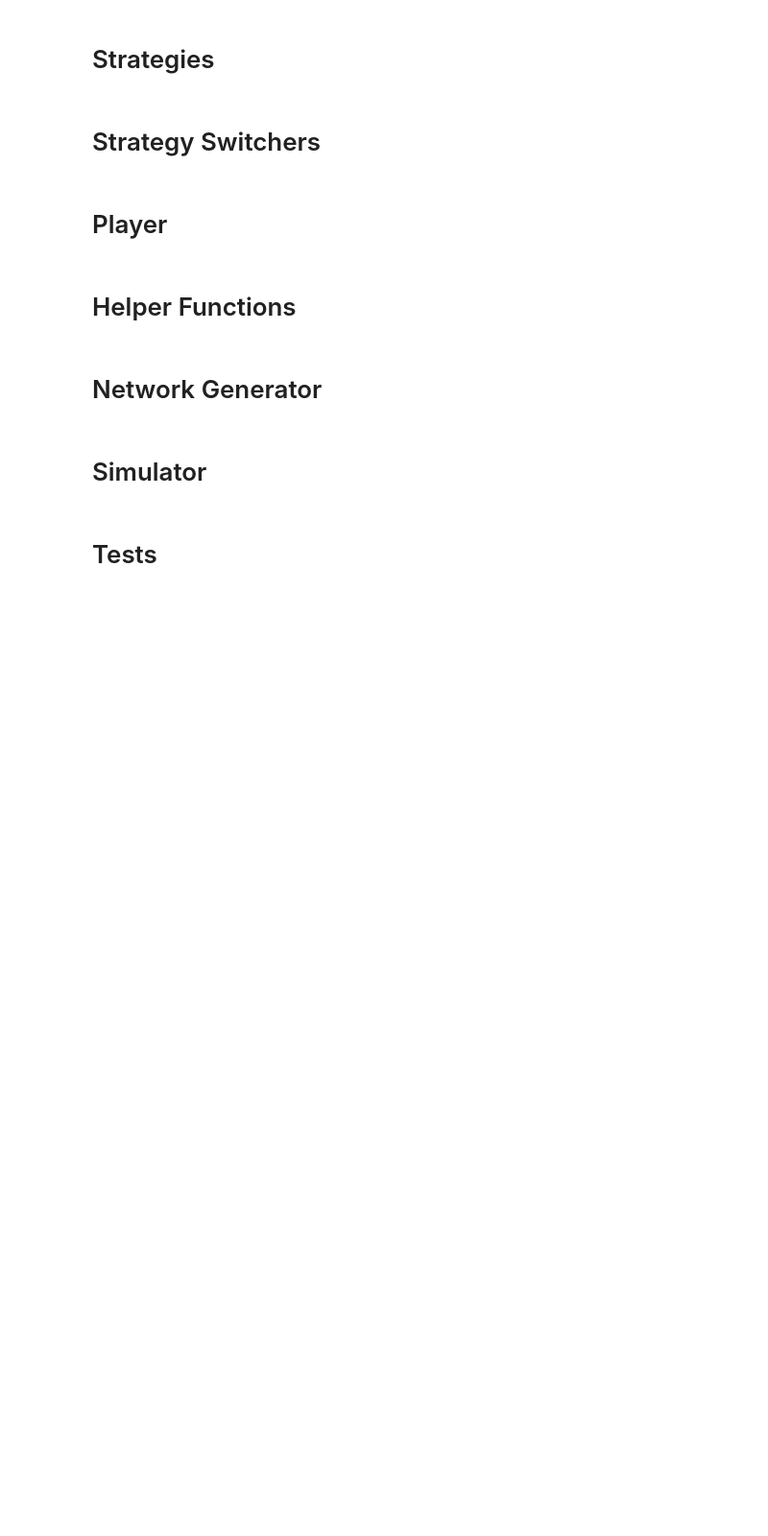
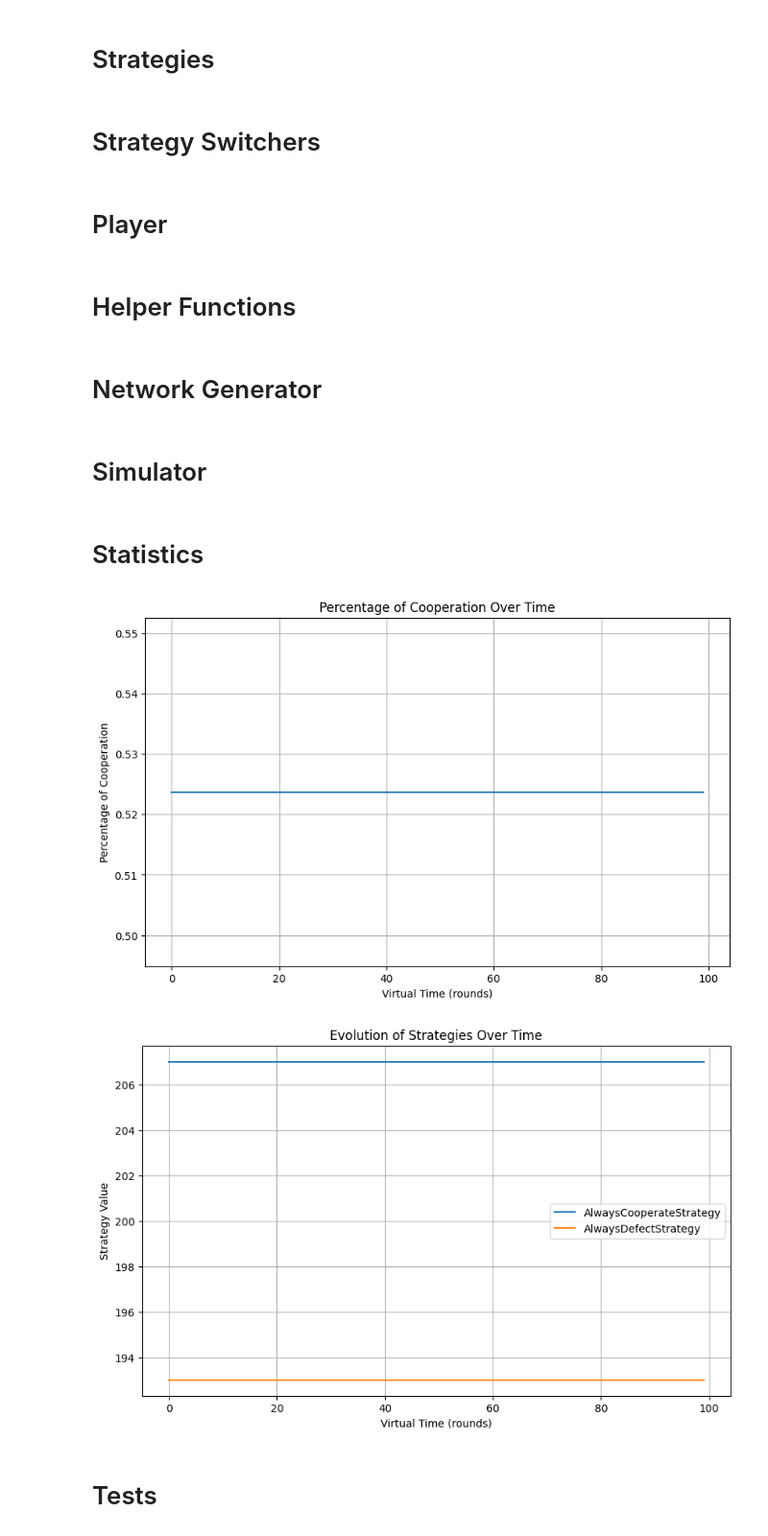
Before and after one commit to shriramch/SimPD, a Jupyter notebook: ipd.ipynb, the cells around one changed output. Shown at 96% size. Drawn from its saved outputs; the diff is of its cells as text; code cells hidden in the pictures; blank space fills up the shorter version.

Commit message:
first check, something strange with switchers

```diff
--- a/ipd.ipynb
+++ b/ipd.ipynb
@@ -655,12 +656,12 @@ class Simulator:
 
         # Step 2: Plotting
         plt.figure(figsize=(10, 6))
-        plt.plot(percentages, marker="o", linestyle="-")
+        plt.plot(percentages)
 
         plt.xlabel("Virtual Time (rounds)")
         plt.ylabel("Percentage of Cooperation")
         plt.title("Percentage of Cooperation Over Time")
-        plt.xticks(range(len(self.cooperation_percentage)))
+        # plt.xticks(range(len(self.cooperation_percentage)))
         plt.grid(True)
         plt.show()
 
@@ -674,48 +675,42 @@ class Simulator:
         # Plotting
         plt.figure(figsize=(10, 6))
         for column in df.columns:
-            plt.plot(df[column], marker="o", label=column)
+            plt.plot(df[column], label=column)
             # plt.plot(df.index, df[column], marker='o', label=column)
 
         plt.xlabel("Virtual Time (rounds)")
         plt.ylabel("Strategy Value")
         plt.title("Evolution of Strategies Over Time")
-        plt.xticks(range(len(df)))
+        # plt.xticks(range(len(df)))
         plt.legend()
         plt.grid(True)
         plt.show()
-        return None
+        return df
+# %% [markdown]
+# Statistics
 # %%
-# Example
-# TODO: Again, see the comments on RandomSwitcher about ListRepeatedStrategy and
-#   AlternatingStrategy.
 pool_of_strats = Strategy.__subclasses__()
 pool_of_strats.remove(DeadStrategy)
 # NOTE: Some StrategySwitchers have default parameters we could play around with.
+
+# Setup experiment scale
 pool_of_switchers = StrategySwitcher.__subclasses__()
-num_rounds = 20
-grid_size = 50
+grid_size = 20
 s = Simulator(grid_size, grid_size)
 s.init_network("Lattice")
 s.init_grid()
 for i in range(grid_size):
     for j in range(grid_size):
-        # Not all strategies are compatible with all switchers.
-        chosen_switcher = random.choice(pool_of_switchers)
-        if chosen_switcher in [
-            TitForTat,
-            CooperateUntilNDefectionsInARow,
-            RetaliateWithTwoDefections,
-            AdaptiveSwitcher,
-            SoftMajor,
-        ]:
-            chosen_strategy = random.choice(
-                [AlwaysCooperateStrategy, AlwaysDefectStrategy]
-            )
-        else:
-            chosen_strategy = random.choice(pool_of_strats)
-
+        chosen_strategy = random.choice([AlwaysCooperateStrategy, AlwaysDefectStrategy])
+        chosen_switcher = RetaliateWithTwoDefections
         s.set_player(i, j, Player(chosen_strategy(), chosen_switcher(), 50))
-score_hist = s.simulate(n_rounds=num_rounds)
+# %%
+# Experiment length
+num_rounds = 100
+score_hist = s.simulate(n_rounds=num_rounds)
 # %%
 s.plot_cooperation(num_rounds)
+dff = s.plot_evolution()
+# %% [output]
+[figure, added]
+[figure, added]
```
Also changed, not shown: parts of 2 cells of this notebook, 2 other files.
